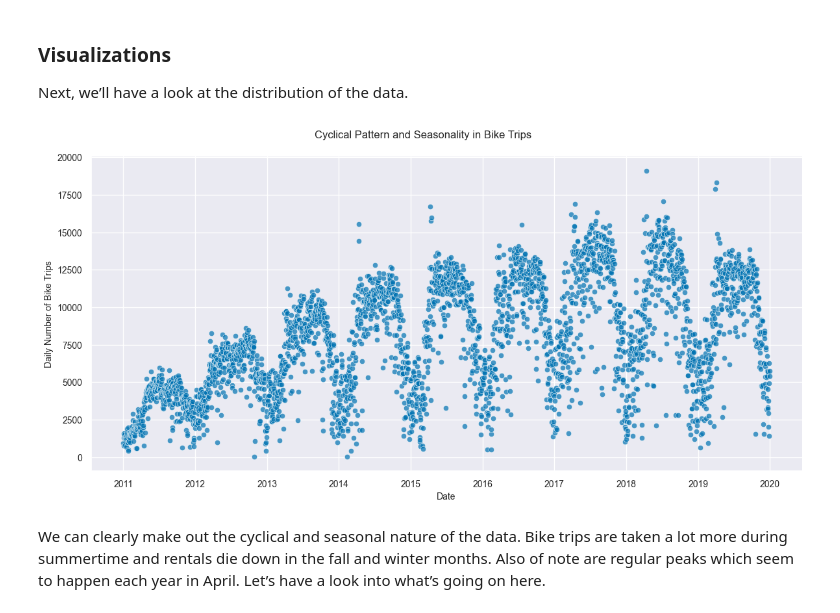
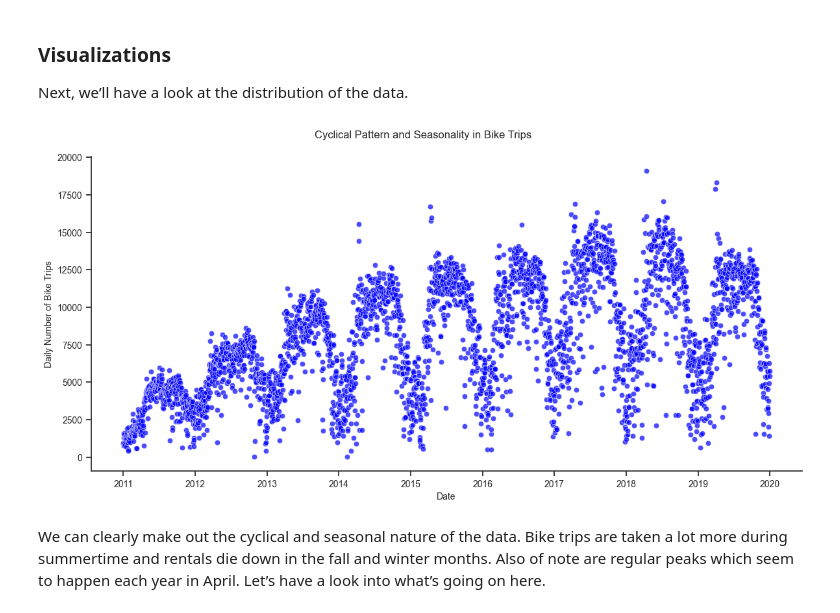
Before and after one commit to sbuenker/bike_sharing_wa-dc, a Jupyter notebook: bike_share_demand_prediction.ipynb, the cells around one changed output. Drawn from its saved outputs; the diff is of its cells as text; code cells hidden in the pictures.

```diff
--- a/bike_share_demand_prediction.ipynb
+++ b/bike_share_demand_prediction.ipynb
@@ -54,25 +55,28 @@ dc_bikes['weather'] = dc_bikes.apply(lambda x: labeling(x.awnd, x.prcp, x.snow,
 
 Next, we’ll have a look at the distribution of the data.
 # %%
-# Plot Number of Daily Bike Usage (2011-2019)
+# plot daily bike usage (2011-2019)
+sns.set(style='ticks')
 sns.relplot(
     data=dc_bikes,
     x='date',
     y='numbikes',
     height=6,
     aspect=2,
-    #color='blue',
+    color='blue',
     alpha=.7)
+
 plt.xlabel('Date', fontsize=10)
 plt.ylabel('Daily Number of Bike Trips', fontsize=10)
 plt.suptitle('Cyclical Pattern and Seasonality in Bike Trips', fontsize=12)
 plt.xticks(fontsize=10)
 plt.yticks(fontsize=10)
 plt.tight_layout(pad=1)
 plt.show()
-#plt.savefig('images/cyclical-patterns.png')
+
+#plt.savefig('images/cyclical-daily-bikes.png')
 # %% [output]
-[figure, old version]
+[figure, new version]
 # %% [markdown]
 We can clearly make out the cyclical and seasonal nature of the data. Bike trips are taken a lot more during summertime and rentals die down in the fall and winter months. Also of note are regular peaks which seem to happen each year in April. Let’s have a look into what’s going on here.
 # %%
```
Also changed, not shown: parts of 34 cells of this notebook, 13 other files.
